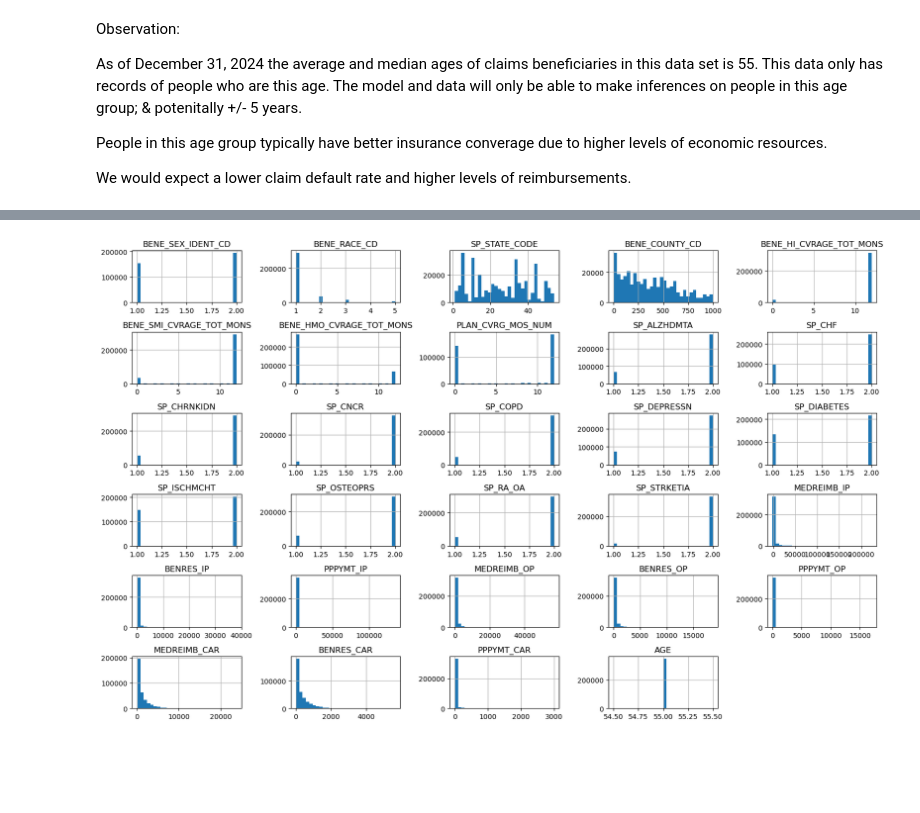
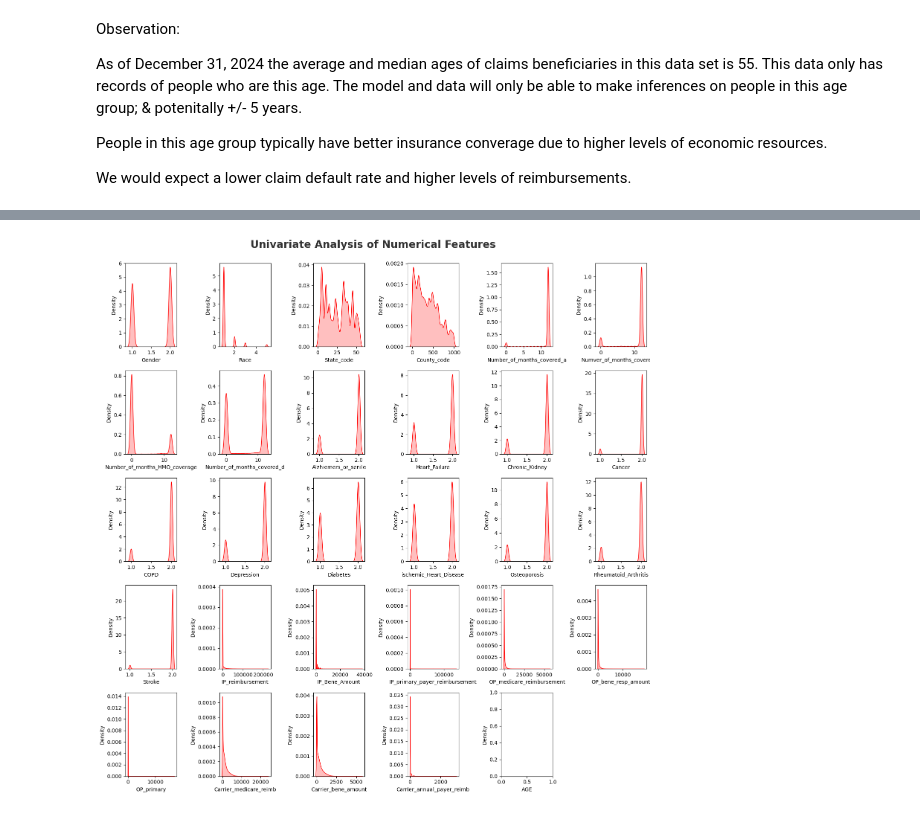
Before and after one commit to phyoung97/ClaimsAI, a Jupyter notebook: notebooks/EDA.ipynb, the cells around one changed output, grey strips where cells are left out. Saved outputs shown, nothing was run; the diff lists cells and outputs as text; code cells hidden in the pictures; blank space fills up the shorter version.

Commit message:
Finsihed Univariate analysis - Next => Bivariate analysis. Brainstorming and scoping of features completed

```diff
--- a/notebooks/EDA.ipynb
+++ b/notebooks/EDA.ipynb
@@ -188,11 +245,11 @@ np.int64(0)
 # %%
 #Convert Columns to correct data types
 
-df['BENE_BIRTH_DT'] = pd.to_datetime(df['BENE_BIRTH_DT'], errors='coerce')
+df['Birth_date'] = pd.to_datetime(df['Birth_date'], errors='coerce')
 
-df['BENE_DEATH_DT'] = pd.to_datetime(df['BENE_DEATH_DT'], errors='coerce')
+df['Date_of_Death'] = pd.to_datetime(df['Date_of_Death'], errors='coerce')
 
-print(df['BENE_BIRTH_DT'].head(2))
+print(df['Birth_date'].head(2))
 # %% [output]
 0   1970-01-01 00:00:00.019230901
 1   1970-01-01 00:00:00.019201001
@@ -200,6 +257,6 @@ Name: BENE_BIRTH_DT, dtype: datetime64[ns]
 # %%
 # Age calculation
-df['AGE'] = (pd.Timestamp('2024-12-31') - df['BENE_BIRTH_DT']).dt.days // 365
+df['AGE'] = (pd.Timestamp('2024-12-31') - df['Birth_date']).dt.days // 365
 
 avg_age = df['AGE'].mean()
 med_age = df['AGE'].median()
@@ -219,9 +276,12 @@ People in this age group typically have better insurance converage due to higher
 We would expect a lower claim default rate and higher levels of reimbursements.
 # %%
 #Separate Categorical and Numeric Features
-numeric_features = [feature for feature in df.columns if df[feature].dtype != 'O']
+
+numeric_features = [feature for feature in df.columns if df[feature].dtype != 'O' and not pd.api.types.is_datetime64_any_dtype(df[feature])]
 categorical_features = [feature for feature in df.columns if df[feature].dtype=='O']
+date_features = [feature for feature in df.columns if pd.api.types.is_datetime64_any_dtype(df[feature])]
 
 print('We have {} numerical features : {}'.format(len(numeric_features), numeric_features))
 print('\nwe have {} categorical features : {}'.format(len(categorical_features),categorical_features))
+print('\nwe have {} date features : {}'.format(len(date_features),date_features))
 # %% [output]
@@ -261,6 +319,13 @@ cat_cols = df.select_dtypes(exclude=np.number).columns
 # %%
-# Numeric
-df[num_cols].hist(figsize=(16, 10), bins=30)
-plt.tight_layout()
+# Proportion of count data on numerical columns
+
+plt.figure(figsize=(15,15))
+plt.suptitle('Univariate Analysis of Numerical Features', fontsize=20,fontweight='bold',alpha=0.8,y=1)
+
+for i in range(0, len(numeric_features)):
+    plt.subplot(5,6,i+1)
+    sns.kdeplot(x=df[numeric_features[i]],fill=True,color='r')
+    plt.xlabel(numeric_features[i])
+    plt.tight_layout()
 # %% [output]
-[figure, old version]
+[figure, new version]
```
Also changed, not shown: parts of 16 cells of this notebook.
